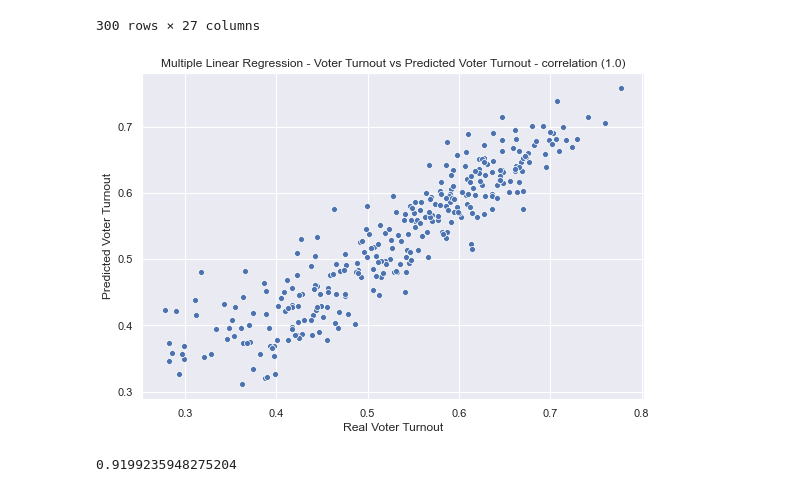
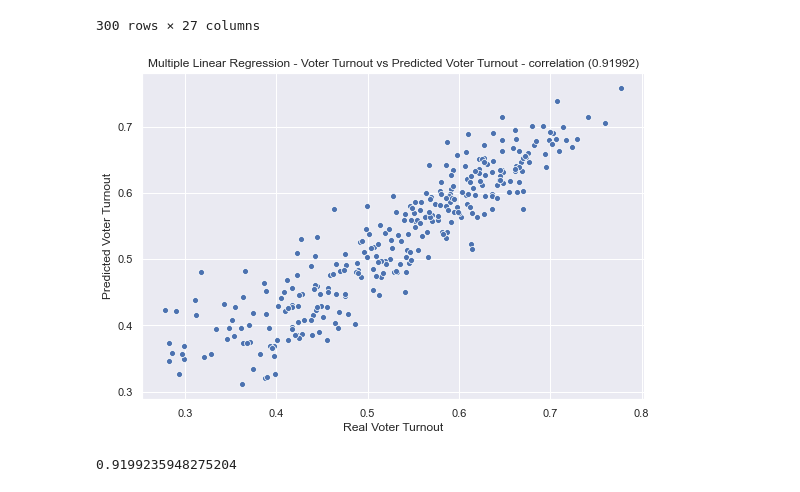
Before and after one commit to mmingoia/HTML_MN_Group_Project, a Jupyter notebook: election.ipynb, the cells around one changed output. Cells and saved outputs as stored; diff of their text form; code cells hidden in the pictures.

```diff
--- a/election.ipynb
+++ b/election.ipynb
@@ -982,18 +988,18 @@ df_new
 # %%
 # Finding the correlation between real turnout and prediction by Multiple Linear Regression Model
 y = df_new.iloc[:, 0].values
 y_pred_MLR = df_new.iloc[:, 26].values
 
-correlation = round(pearsonr(y, y_pred_MLR)[0])
+correlation = round(pearsonr(y, y_pred_MLR)[0], 5)
 
 title_name = "Multiple Linear Regression - Voter Turnout vs Predicted Voter Turnout - correlation ({})".format(correlation)
 x_axis_label = "Real Voter Turnout"
 y_axis_label = "Predicted Voter Turnout"
 
 # plot data
 simple_scatter_plot(y, y_pred_MLR, title_name, x_axis_label, y_axis_label)
 # %% [output]
-[figure, old version]
+[figure, new version]
 # %%
 # Pearson's r
 scipy.stats.pearsonr(y, y_pred_MLR)[0]
```
Also changed, not shown: parts of 9 cells of this notebook, 2 other files.
